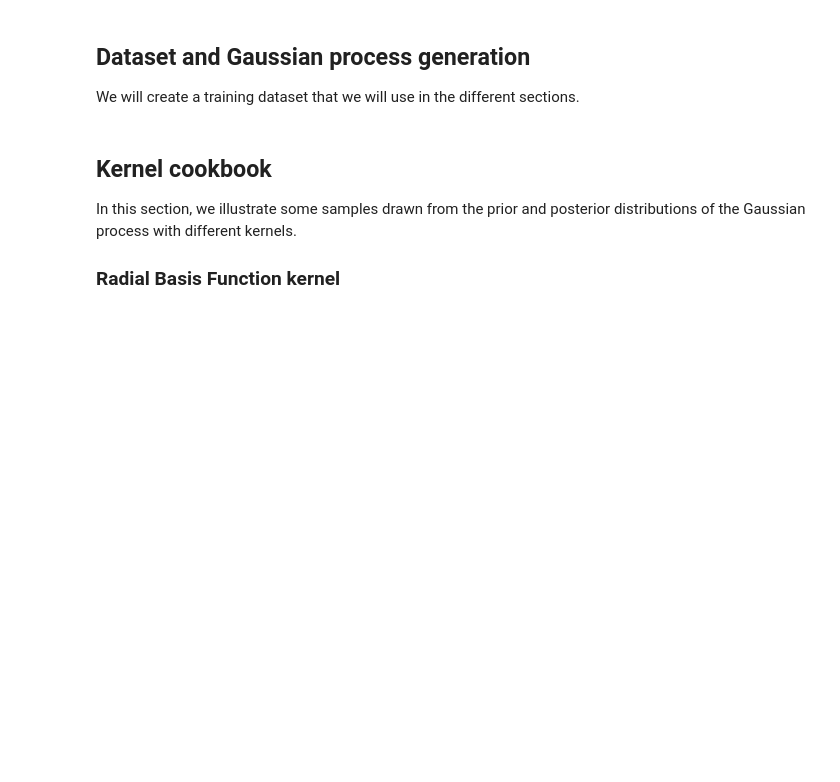
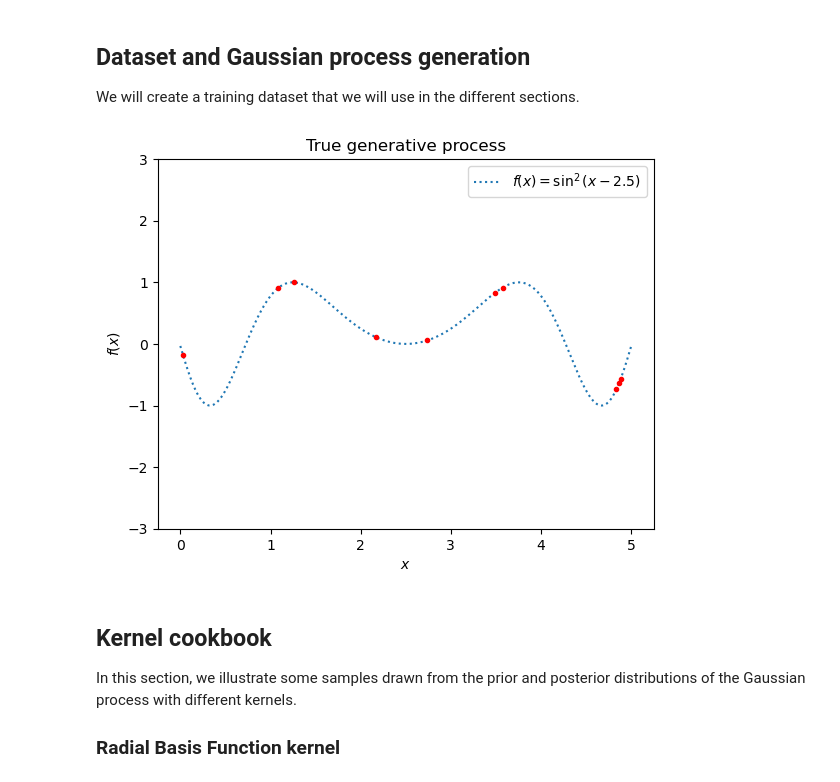
Before and after one commit to buqeye/LearningFromData, a Jupyter notebook: LectureNotes/_build/jupyter_execute/notebooks/Gaussian_processes/plot_gpr_prior_posterior.ipynb, the cells around one changed output. Cells and saved outputs as stored; diff of their text form; code cells hidden in the pictures; blank space fills up the shorter version.

```diff
--- a/LectureNotes/_build/jupyter_execute/notebooks/Gaussian_processes/plot_gpr_prior_posterior.ipynb
+++ b/LectureNotes/_build/jupyter_execute/notebooks/Gaussian_processes/plot_gpr_prior_posterior.ipynb
@@ -81,6 +81,19 @@ rng = np.random.RandomState(4)
 X_train = rng.uniform(0, 5, 10).reshape(-1, 1)
 y_train = np.sin((X_train[:, 0] - 2.5) ** 2)
 n_samples = 5
+# %%
+X_true = np.linspace(start=0, stop=5, num=1_000).reshape(-1, 1)
+y_true = np.squeeze(np.sin((X_true - 2.5) ** 2))
+
+plt.plot(X_true, y_true, label=r"$f(x) = \sin^2(x-2.5)$", linestyle="dotted")
+plt.plot(X_train,y_train,'.', color='red')
+plt.legend()
+plt.xlabel("$x$")
+plt.ylabel("$f(x)$")
+plt.ylim(-3,3)
+_ = plt.title("True generative process")
+# %% [output]
+[figure, added]
 # %% [markdown]
 ## Kernel cookbook
 
```
Also changed, not shown: parts of 10 cells of this notebook, 16 other files.
